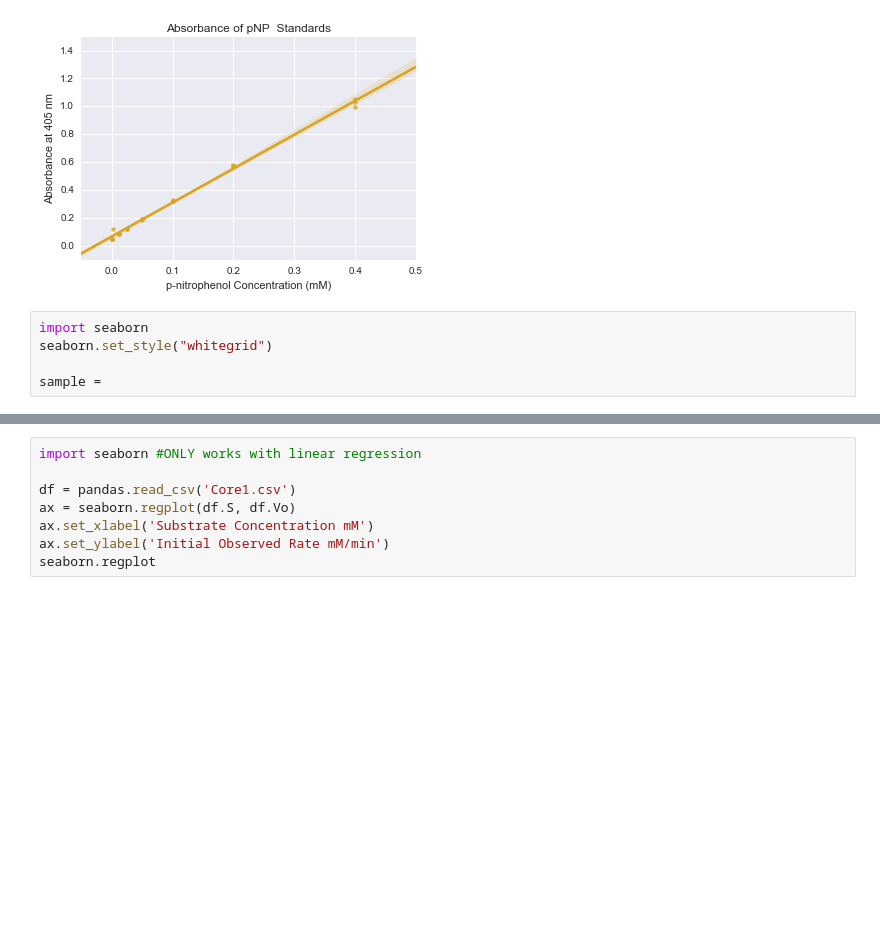
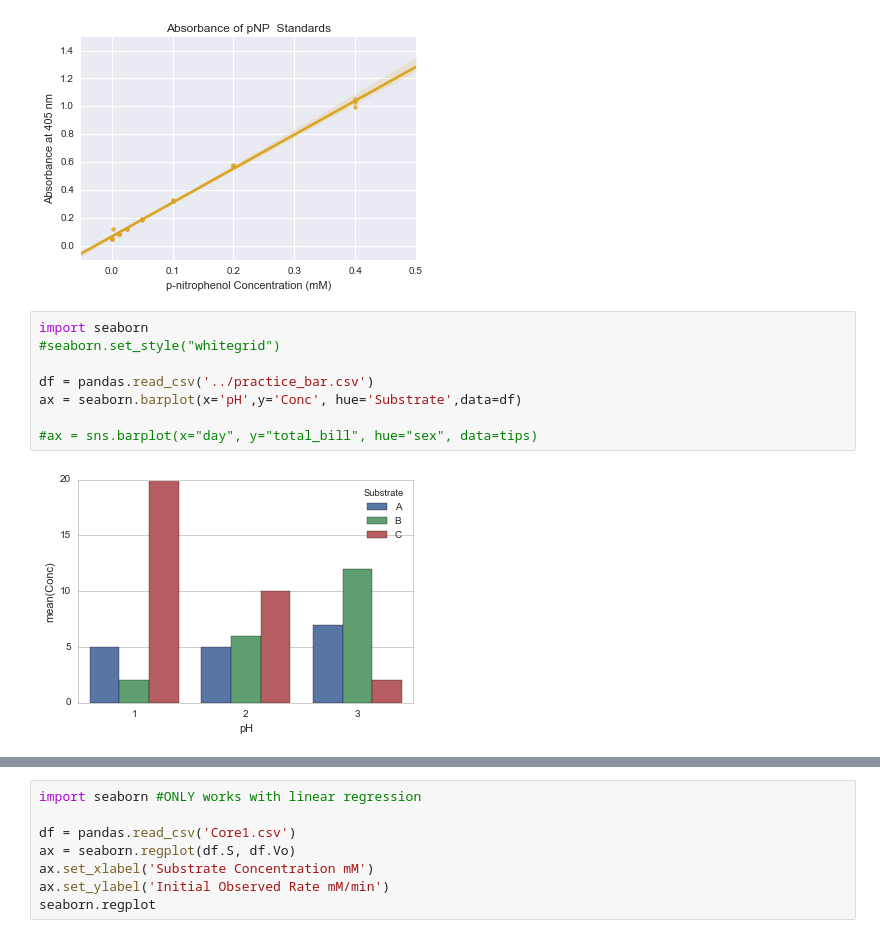
Before and after one commit to subunitA/Thesis_Images, a Jupyter notebook: Kinetic Analysis.ipynb, the cells around one changed output, grey strips where cells are left out. Drawn from its saved outputs; the diff is of its cells as text; blank space fills up the shorter version.

```diff
--- a/Kinetic Analysis.ipynb
+++ b/Kinetic Analysis.ipynb
@@ -19,8 +19,13 @@ ax.set_title('Absorbance of pNP  Standards')
 ax.figure.savefig('pnp_std.png')
 # %% [output]
 [figure]
-# %%
-import seaborn
-seaborn.set_style("whitegrid")
-
-sample =
+# %%
+import seaborn
+#seaborn.set_style("whitegrid")
+
+df = pandas.read_csv('../practice_bar.csv')
+ax = seaborn.barplot(x='pH',y='Conc', hue='Substrate',data=df)
+
+#ax = sns.barplot(x="day", y="total_bill", hue="sex", data=tips)
+# %% [output]
+[figure, added]
```
Also changed, not shown: parts of 1 cell of this notebook.
